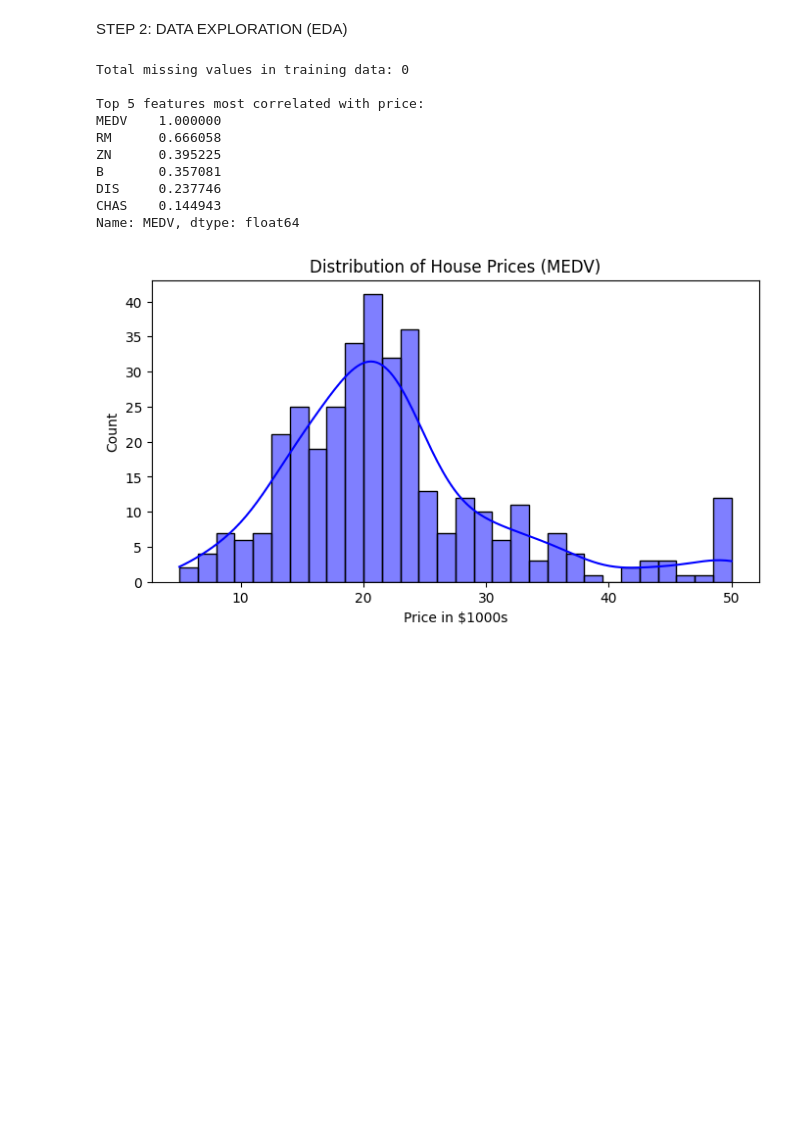
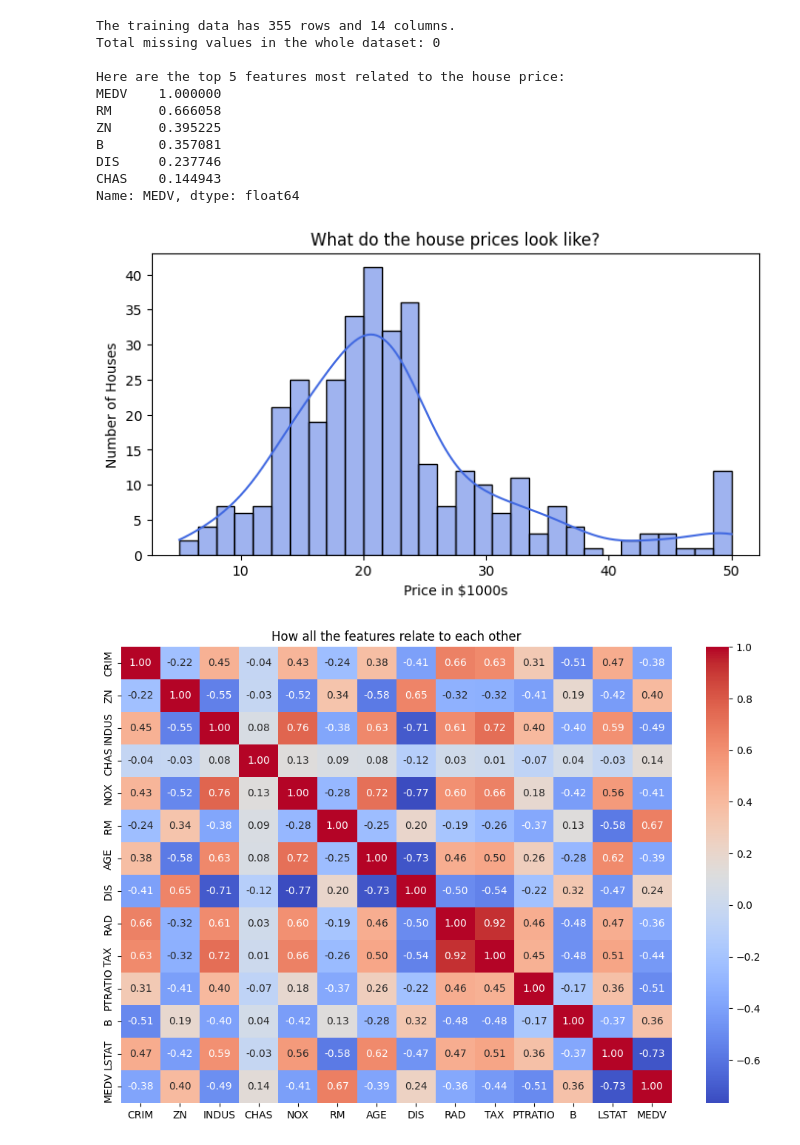
Before and after one commit to Patiencepaco/Housing-price-prediction-, a Jupyter notebook: Patience_Housing_Prediction.ipynb, the cells around one changed output. Drawn from its saved outputs; the diff is of its cells as text; code cells hidden in the pictures; blank space fills up the shorter version.

Commit message:
I fixed model training loops and updated graphs

```diff
--- a/Patience_Housing_Prediction.ipynb
+++ b/Patience_Housing_Prediction.ipynb
@@ -41,31 +7,48 @@ Testing data shape: (151, 13)
-# %% [markdown]
-STEP 2: DATA EXPLORATION (EDA)
-# %%
-# Before building models, let's see what affects the house prices the most.
-
-# Checking for missing values
-print("Total missing values in training data:", train.isnull().sum().sum())
-
-# Let's look at the correlation with the target median value(MEDV)
-correlations = train.corr()['MEDV'].sort_values(ascending=False)
-print("\nTop 5 features most correlated with price:")
-print(correlations.head(6))
-
-# Visualize the price distribution
-plt.figure(figsize=(8, 4))
-sns.histplot(train['MEDV'], kde=True, bins=30, color='blue')
-plt.title("Distribution of House Prices (MEDV)")
-plt.xlabel("Price in $1000s")
-plt.show()
-# %% [output]
-Total missing values in training data: 0
-
-Top 5 features most correlated with price:
-MEDV    1.000000
-RM      0.666058
-ZN      0.395225
-B       0.357081
-DIS     0.237746
-CHAS    0.144943
-Name: MEDV, dtype: float64
-[figure, removed]
+# %%
+# First, import the libraries we need for looking at data and making graphs.
+import pandas as pd
+import numpy as np
+import matplotlib.pyplot as plt
+import seaborn as sns
+
+# loading the files
+train = pd.read_csv("train.csv", index_col=0)
+test = pd.read_csv("test.csv", index_col=0)
+
+# checking if anything is missing.
+print("The training data has", train.shape[0], "rows and", train.shape[1], "columns.")
+print("Total missing values in the whole dataset:", train.isnull().sum().sum())
+
+# Before making a model, I want to see what actually affects the price.
+# Let's look at the correlations.
+correlations = train.corr()['MEDV'].sort_values(ascending=False)
+print("\nHere are the top 5 features most related to the house price:")
+print(correlations.head(6))
+
+# shape of the prices. Are they mostly cheap or expensive?
+plt.figure(figsize=(8, 4))
+sns.histplot(train['MEDV'], kde=True, bins=30, color='royalblue')
+plt.title("What do the house prices look like?")
+plt.xlabel("Price in $1000s")
+plt.ylabel("Number of Houses")
+plt.show()
+
+# A heatmap to see how everything connects all at once.
+plt.figure(figsize=(12, 8))
+sns.heatmap(train.corr(), annot=True, fmt=".2f", cmap="coolwarm")
+plt.title("How all the features relate to each other")
+plt.show()
+# %% [output]
+The training data has 355 rows and 14 columns.
+Total missing values in the whole dataset: 0
+
+Here are the top 5 features most related to the house price:
+MEDV    1.000000
+RM      0.666058
+ZN      0.395225
+B       0.357081
+DIS     0.237746
+CHAS    0.144943
+Name: MEDV, dtype: float64
+[figure, added]
+[figure, added]
```
Also changed, not shown: parts of 2 cells of this notebook.
